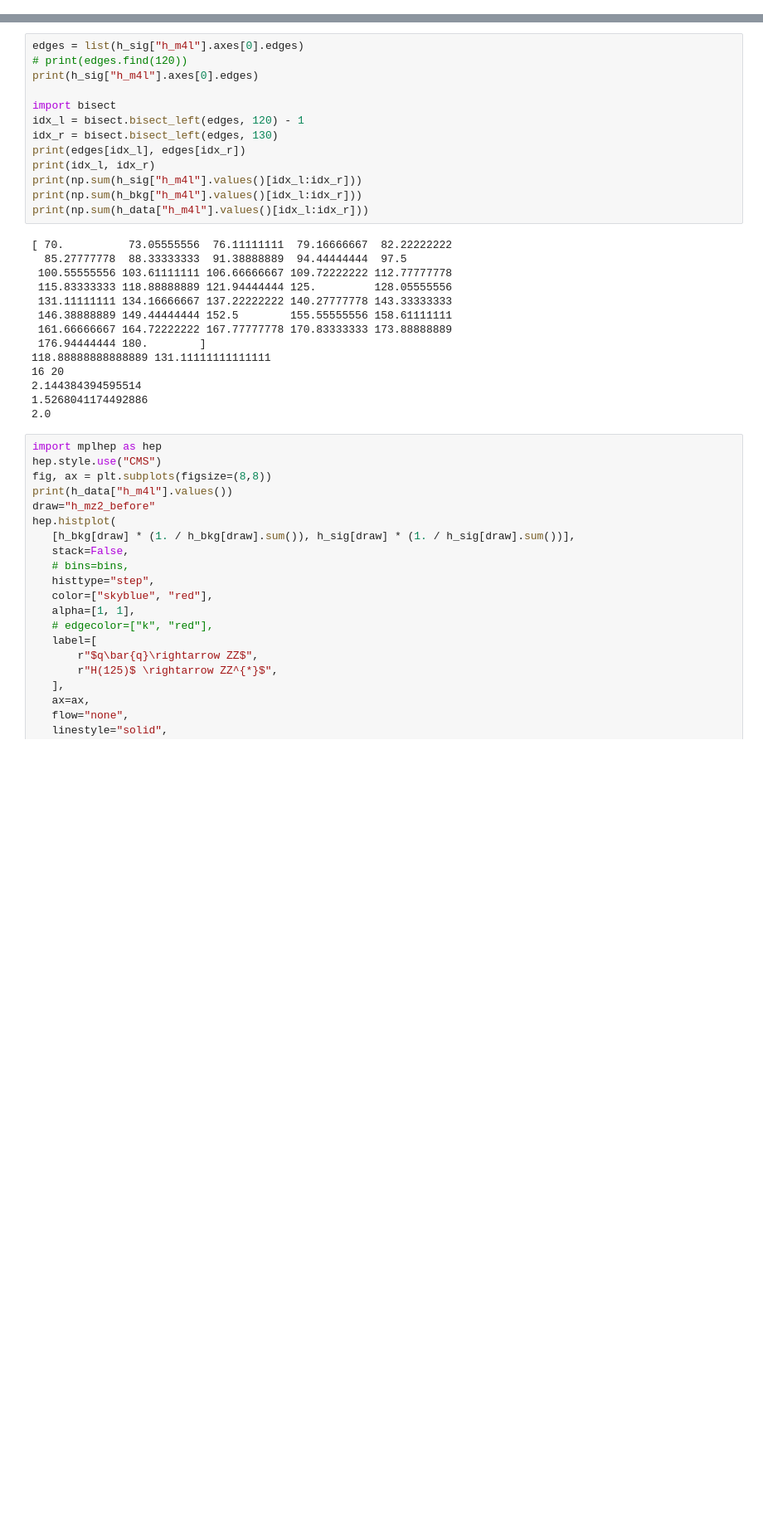
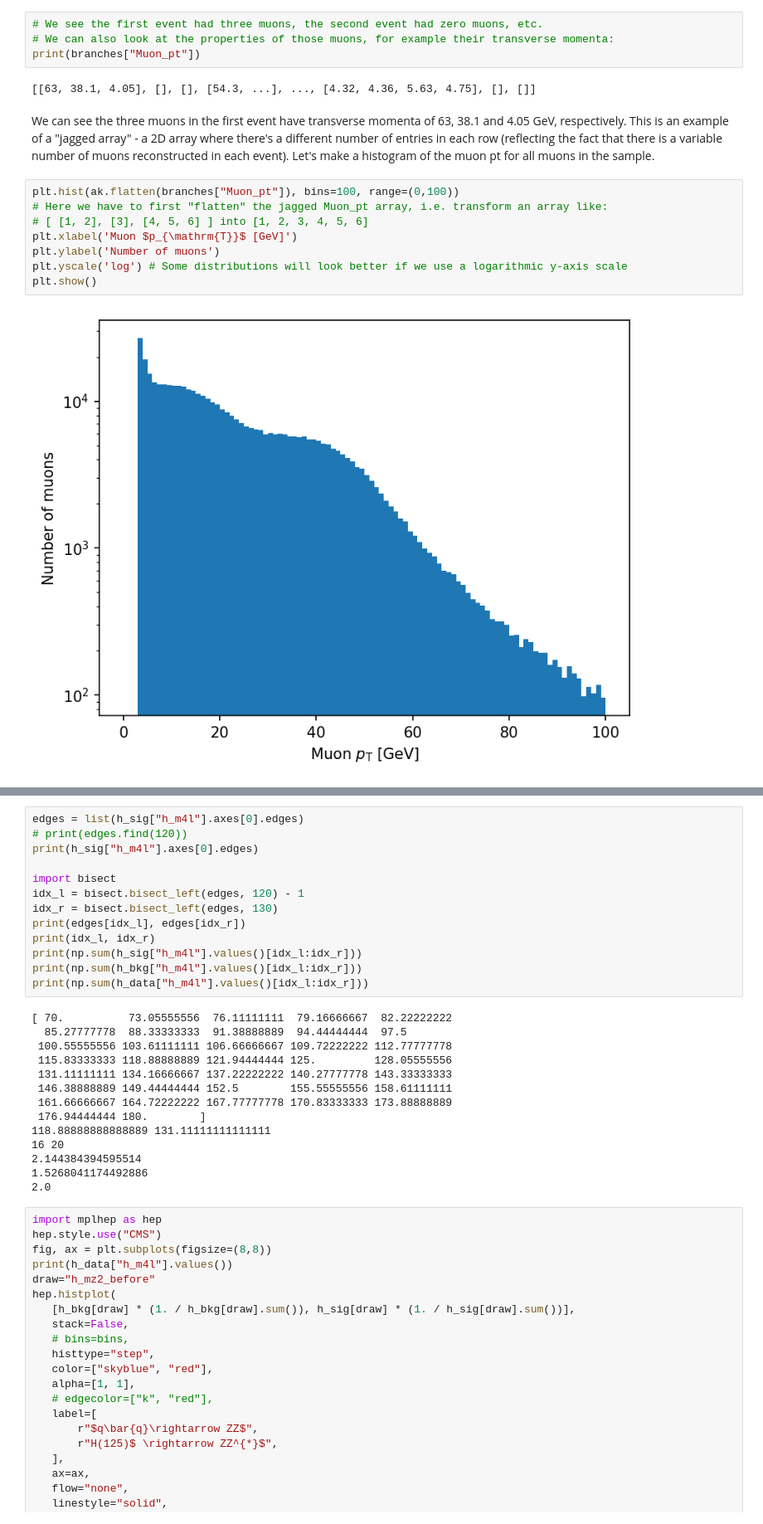
Before and after one commit to Emilis-Strazdas/PHY307-HandsOn-Answers, a Jupyter notebook: Test.ipynb, the cells around one changed output, grey strips where cells are left out. Shown at 83% size. Drawn from its saved outputs; the diff is of its cells as text; blank space fills up the shorter version.

```diff
--- a/Test.ipynb
+++ b/Test.ipynb
@@ -31,0 +83,19 @@ MET_phi              | float                    | AsDtype('>f4')
+# %%
+# We see the first event had three muons, the second event had zero muons, etc.
+# We can also look at the properties of those muons, for example their transverse momenta:
+print(branches["Muon_pt"])
+# %% [output]
+[[63, 38.1, 4.05], [], [], [54.3, ...], ..., [4.32, 4.36, 5.63, 4.75], [], []]
+# %% [markdown]
+We can see the three muons in the first event have transverse momenta of 63, 38.1 and 4.05 GeV, respectively.
+This is an example of a "jagged array" - a 2D array where there's a different number of entries in each row (reflecting the fact that there is a variable number of muons reconstructed in each event). Let's make a histogram of the muon pt for all muons in the sample.
+# %%
+plt.hist(ak.flatten(branches["Muon_pt"]), bins=100, range=(0,100))
+# Here we have to first "flatten" the jagged Muon_pt array, i.e. transform an array like:
+# [ [1, 2], [3], [4, 5, 6] ] into [1, 2, 3, 4, 5, 6]
+plt.xlabel('Muon $p_{\mathrm{T}}$ [GeV]')
+plt.ylabel('Number of muons')
+plt.yscale('log') # Some distributions will look better if we use a logarithmic y-axis scale
+plt.show()
+# %% [output]
+[figure, added]
```
Also changed, not shown: parts of 28 cells of this notebook, 9 other files.
